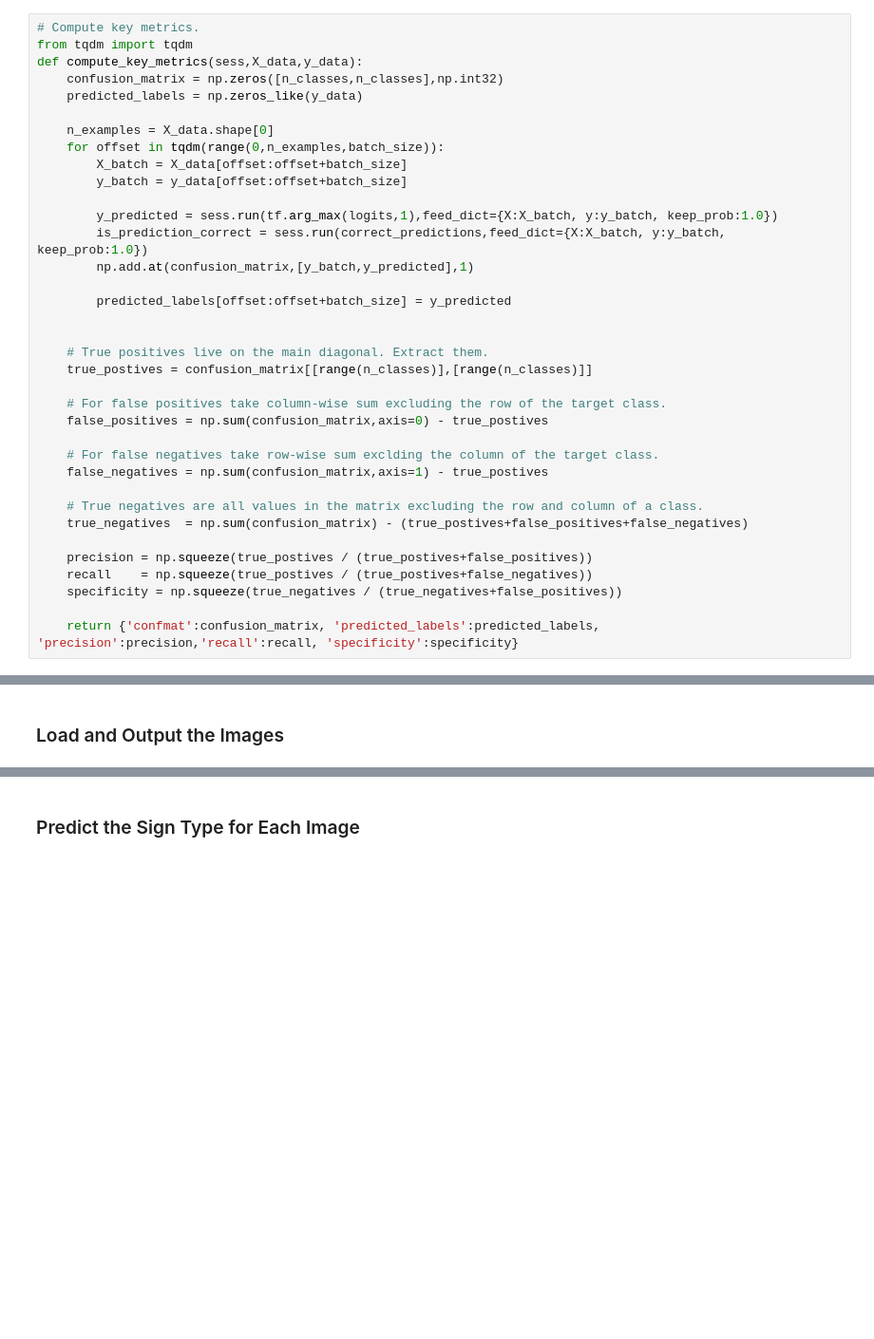
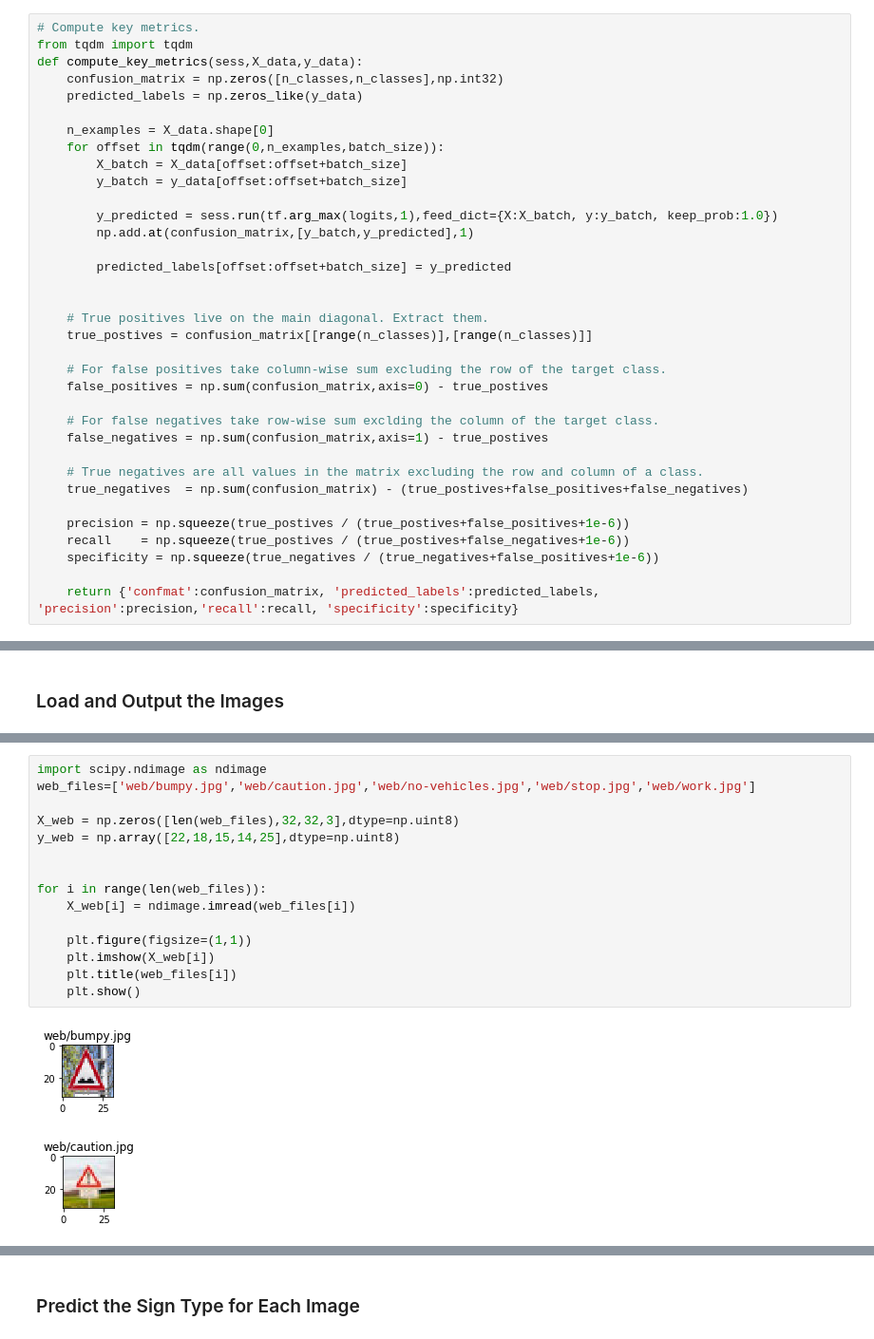
Before and after one commit to farhanhubble/traffic-signs-recognizer, a Jupyter notebook: Traffic_Sign_Classifier.ipynb, the cells around one changed output, grey strips where cells are left out. Shown at 95% size. Saved outputs shown, nothing was run; the diff lists cells and outputs as text; blank space fills up the shorter version.

```diff
--- a/Traffic_Sign_Classifier.ipynb
+++ b/Traffic_Sign_Classifier.ipynb
@@ -596,7 +596,6 @@ def compute_key_metrics(sess,X_data,y_data):
         y_batch = y_data[offset:offset+batch_size]
 
         y_predicted = sess.run(tf.arg_max(logits,1),feed_dict={X:X_batch, y:y_batch, keep_prob:1.0})
-        is_prediction_correct = sess.run(correct_predictions,feed_dict={X:X_batch, y:y_batch, keep_prob:1.0})
         np.add.at(confusion_matrix,[y_batch,y_predicted],1)
 
         predicted_labels[offset:offset+batch_size] = y_predicted
@@ -614,9 +613,9 @@ def compute_key_metrics(sess,X_data,y_data):
     # True negatives are all values in the matrix excluding the row and column of a class.
     true_negatives  = np.sum(confusion_matrix) - (true_postives+false_positives+false_negatives)
 
-    precision = np.squeeze(true_postives / (true_postives+false_positives))
-    recall    = np.squeeze(true_postives / (true_postives+false_negatives))
-    specificity = np.squeeze(true_negatives / (true_negatives+false_positives))
+    precision = np.squeeze(true_postives / (true_postives+false_positives+1e-6))
+    recall    = np.squeeze(true_postives / (true_postives+false_negatives+1e-6))
+    specificity = np.squeeze(true_negatives / (true_negatives+false_positives+1e-6))
 
     return {'confmat':confusion_matrix, 'predicted_labels':predicted_labels, 'precision':precision,'recall':recall, 'specificity':specificity}
 # %%
@@ -744,0 +745,18 @@ You may find `signnames.csv` useful as it contains mappings from the class id (i
+# %%
+import scipy.ndimage as ndimage
+web_files=['web/bumpy.jpg','web/caution.jpg','web/no-vehicles.jpg','web/stop.jpg','web/work.jpg']
+
+X_web = np.zeros([len(web_files),32,32,3],dtype=np.uint8)
+y_web = np.array([22,18,15,14,25],dtype=np.uint8)
+
+
+for i in range(len(web_files)):
+    X_web[i] = ndimage.imread(web_files[i])
+
+    plt.figure(figsize=(1,1))
+    plt.imshow(X_web[i])
+    plt.title(web_files[i])
+    plt.show()
+# %% [output]
+[figure, added]
+[figure, added]
```
Also changed, not shown: parts of 11 cells of this notebook.
